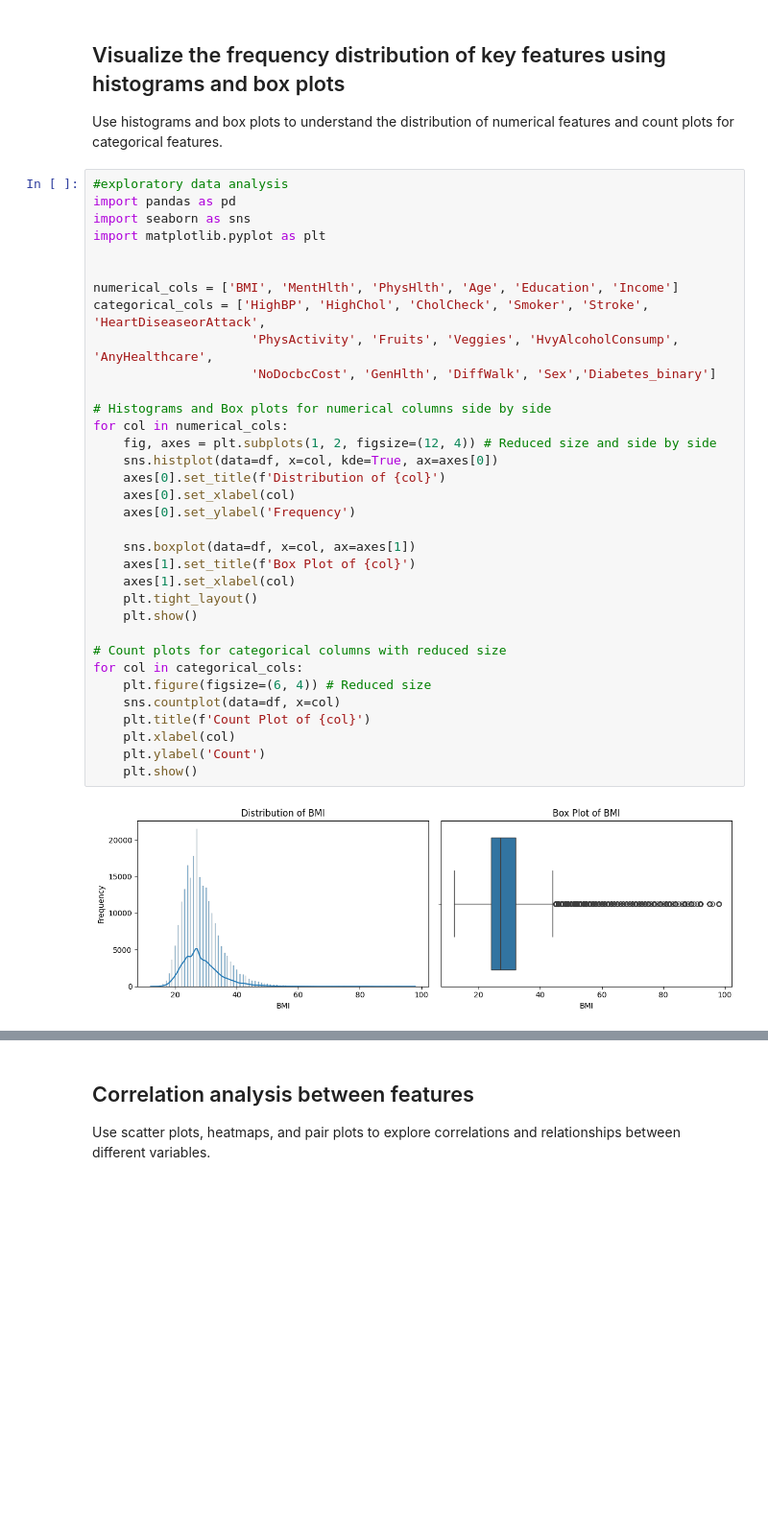
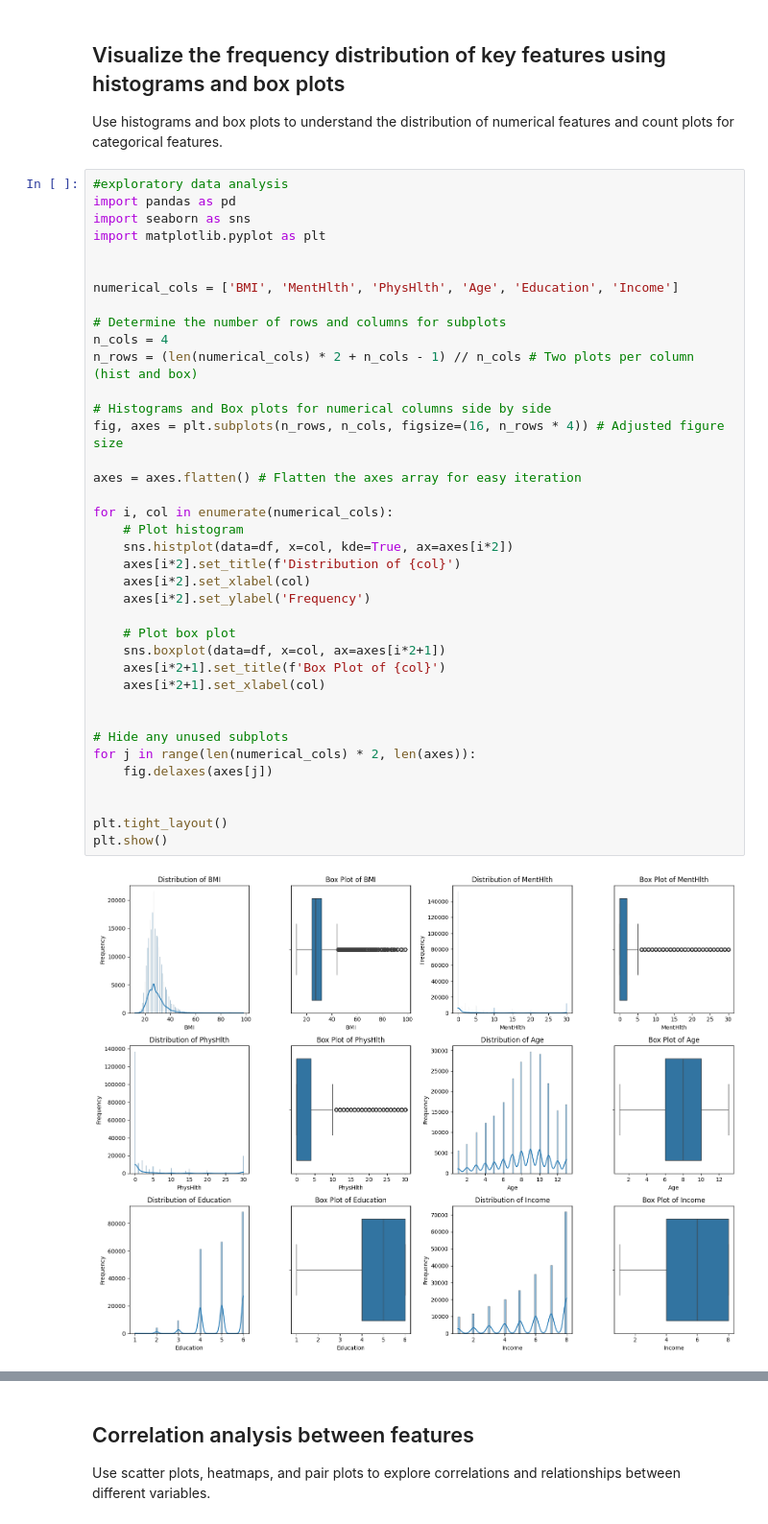
Before and after one commit to AAI-team1/CDC_Diabetes_Health_Indicators, a Jupyter notebook: CDC_Diabetes_Health_Indicators.ipynb, the cells around one changed output, grey strips where cells are left out. Shown at 96% size. Drawn from its saved outputs; the diff is of its cells as text; blank space fills up the shorter version.

```diff
--- a/CDC_Diabetes_Health_Indicators.ipynb
+++ b/CDC_Diabetes_Health_Indicators.ipynb
@@ -172,36 +170,40 @@ Use histograms and box plots to understand the distribution of numerical feature
 # %%
 #exploratory data analysis
 import pandas as pd
 import seaborn as sns
 import matplotlib.pyplot as plt
 
 
 numerical_cols = ['BMI', 'MentHlth', 'PhysHlth', 'Age', 'Education', 'Income']
-categorical_cols = ['HighBP', 'HighChol', 'CholCheck', 'Smoker', 'Stroke', 'HeartDiseaseorAttack',
-                     'PhysActivity', 'Fruits', 'Veggies', 'HvyAlcoholConsump', 'AnyHealthcare',
-                     'NoDocbcCost', 'GenHlth', 'DiffWalk', 'Sex','Diabetes_binary']
+
+# Determine the number of rows and columns for subplots
+n_cols = 4
+n_rows = (len(numerical_cols) * 2 + n_cols - 1) // n_cols # Two plots per column (hist and box)
 
 # Histograms and Box plots for numerical columns side by side
-for col in numerical_cols:
-    fig, axes = plt.subplots(1, 2, figsize=(12, 4)) # Reduced size and side by side
-    sns.histplot(data=df, x=col, kde=True, ax=axes[0])
-    axes[0].set_title(f'Distribution of {col}')
-    axes[0].set_xlabel(col)
-    axes[0].set_ylabel('Frequency')
+fig, axes = plt.subplots(n_rows, n_cols, figsize=(16, n_rows * 4)) # Adjusted figure size
 
-    sns.boxplot(data=df, x=col, ax=axes[1])
-    axes[1].set_title(f'Box Plot of {col}')
-    axes[1].set_xlabel(col)
-    plt.tight_layout()
-    plt.show()
+axes = axes.flatten() # Flatten the axes array for easy iteration
 
-# Count plots for categorical columns with reduced size
-for col in categorical_cols:
-    plt.figure(figsize=(6, 4)) # Reduced size
-    sns.countplot(data=df, x=col)
-    plt.title(f'Count Plot of {col}')
-    plt.xlabel(col)
-    plt.ylabel('Count')
-    plt.show()
+for i, col in enumerate(numerical_cols):
+    # Plot histogram
+    sns.histplot(data=df, x=col, kde=True, ax=axes[i*2])
+    axes[i*2].set_title(f'Distribution of {col}')
+    axes[i*2].set_xlabel(col)
+    axes[i*2].set_ylabel('Frequency')
+
+    # Plot box plot
+    sns.boxplot(data=df, x=col, ax=axes[i*2+1])
+    axes[i*2+1].set_title(f'Box Plot of {col}')
+    axes[i*2+1].set_xlabel(col)
+
+
+# Hide any unused subplots
+for j in range(len(numerical_cols) * 2, len(axes)):
+    fig.delaxes(axes[j])
+
+
+plt.tight_layout()
+plt.show()
 # %% [output]
-[figure, old version]
+[figure, new version]
```
Also changed, not shown: parts of 39 cells of this notebook.
